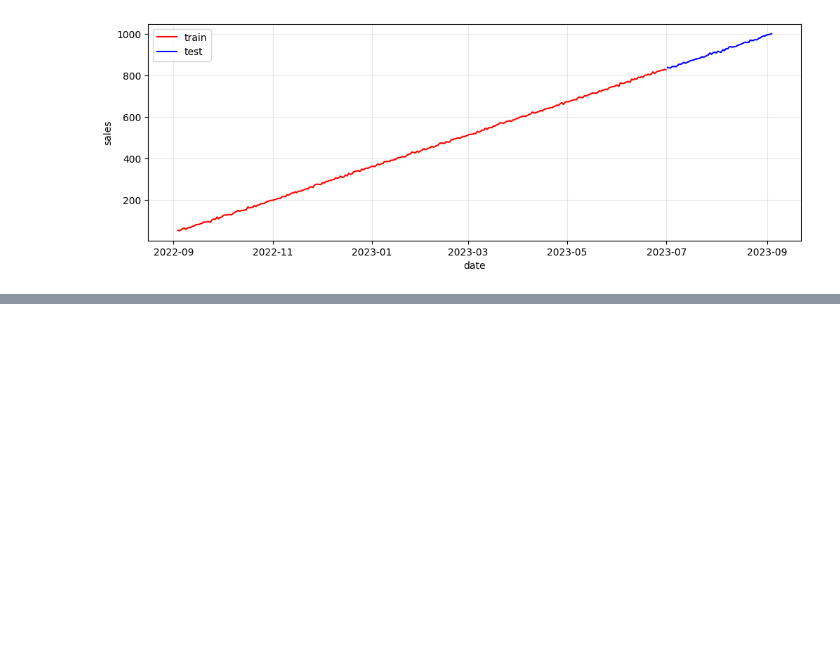
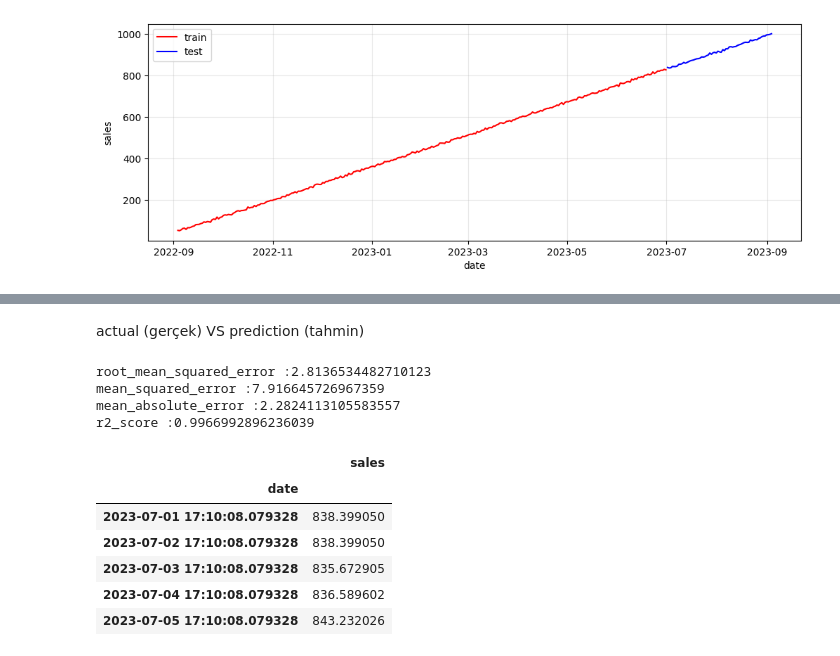
Before and after one commit to 4GeeksAcademy/utku_seyithanoglu_timeseries, a Jupyter notebook: src/explore1.ipynb/explore1.ipynb, the cells around one changed output, grey strips where cells are left out. Cells and saved outputs as stored; diff of their text form; code cells hidden in the pictures; blank space fills up the shorter version.

```diff
--- a/src/explore1.ipynb/explore1.ipynb
+++ b/src/explore1.ipynb/explore1.ipynb
@@ -316,0 +337,9 @@ sns.lineplot(x=testing_set.index,y=arima_predictions,color='yellow')
+# %% [markdown]
+actual (gerçek)  VS  prediction (tahmin)
+# %%
+model_evulation(testing_set,arima_predictions)
+# %% [output]
+root_mean_squared_error :2.8136534482710123
+mean_squared_error :7.916645726967359
+mean_absolute_error :2.2824113105583557
+r2_score :0.9966992896236039
@@ -316,0 +348,10 @@ sns.lineplot(x=testing_set.index,y=arima_predictions,color='yellow')
+# %%
+baseline_y_shift.head()
+# %% [output]
+|  | sales |
+| date |  |
+| 2023-07-01 17:10:08.079328 | 838.399050 |
+| 2023-07-02 17:10:08.079328 | 838.399050 |
+| 2023-07-03 17:10:08.079328 | 835.672905 |
+| 2023-07-04 17:10:08.079328 | 836.589602 |
+| 2023-07-05 17:10:08.079328 | 843.232026 |
```
Also changed, not shown: parts of 17 cells of this notebook.
